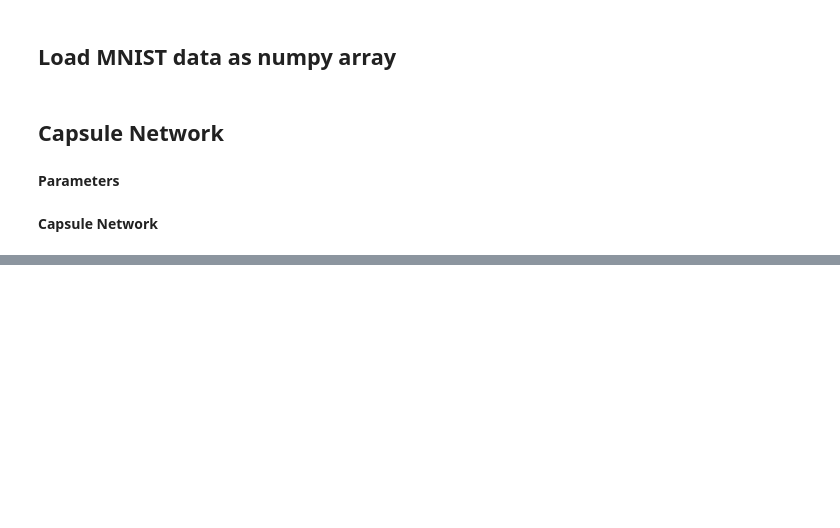
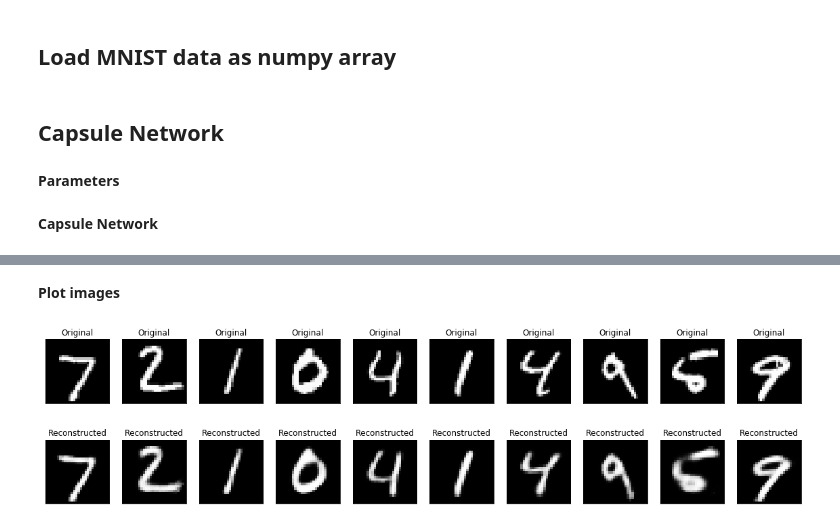
Before and after one commit to Ugenteraan/CapsNet-MNIST-TF, a Jupyter notebook: MNIST - CapsNet.ipynb, the cells around one changed output, grey strips where cells are left out. Drawn from its saved outputs; the diff is of its cells as text; code cells hidden in the pictures; blank space fills up the shorter version.

```diff
--- a/MNIST - CapsNet.ipynb
+++ b/MNIST - CapsNet.ipynb
@@ -302,0 +467,37 @@ Epoch 10, test loss     0.00343827, test accuracy     0.9943
+# %%
+if reconstruction :
+    #pick the first 20 images from the testing set
+    first_index = 0
+    last_index = 20
+
+    sample_images = test_images[first_index:last_index]
+    sample_labels = test_labels[first_index:last_index]
+# %%
+if reconstruction:
+    reconstructed_img = sess.run(decoded, feed_dict={X:sample_images, Y:sample_labels})
+    reconstructed_img = np.reshape(reconstructed_img, (reconstructed_img.shape[0], 28,28)) #reshape into [batch_size, 28,28]
+# %% [markdown]
+**Plot images**
+# %%
+if reconstruction :
+    fig=plt.figure(figsize=(20, 5))
+    columns = 10
+    rows = 2
+    for i in range(1, columns*rows+1):
+        img = None
+        title = None
+        if i > 10:
+            title = 'Reconstructed'
+            img = reconstructed_img[i-11]
+        else:
+            title = "Original"
+            img = np.reshape(sample_images[i-1], (28,28))
+
+        fig.add_subplot(rows, columns, i)
+        plt.imshow(img, cmap='gray')
+        plt.title(title)
+        plt.xticks(())
+        plt.yticks(())
+    plt.show()
+# %% [output]
+[figure, added]
```
Also changed, not shown: parts of 18 cells of this notebook.
